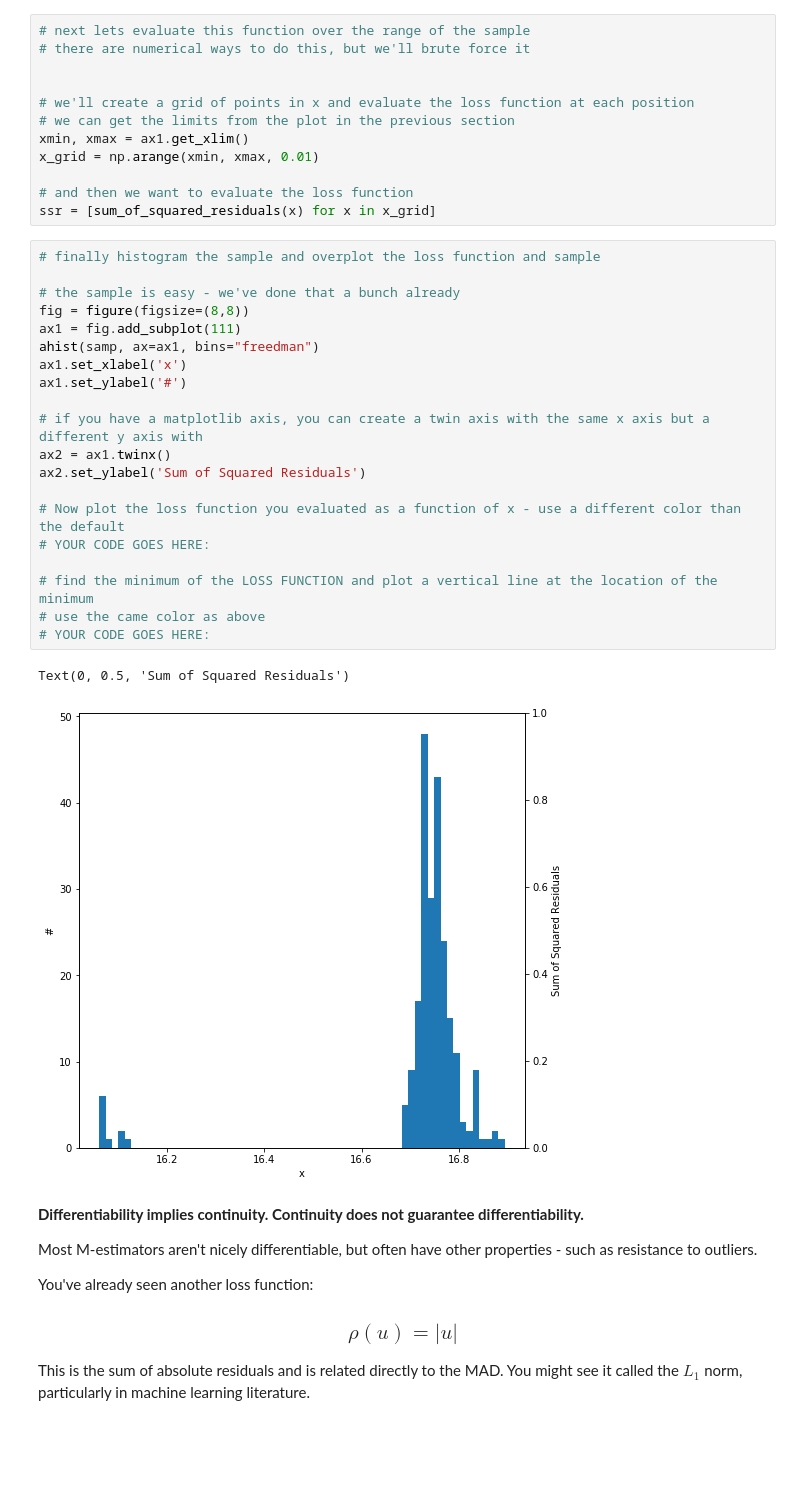
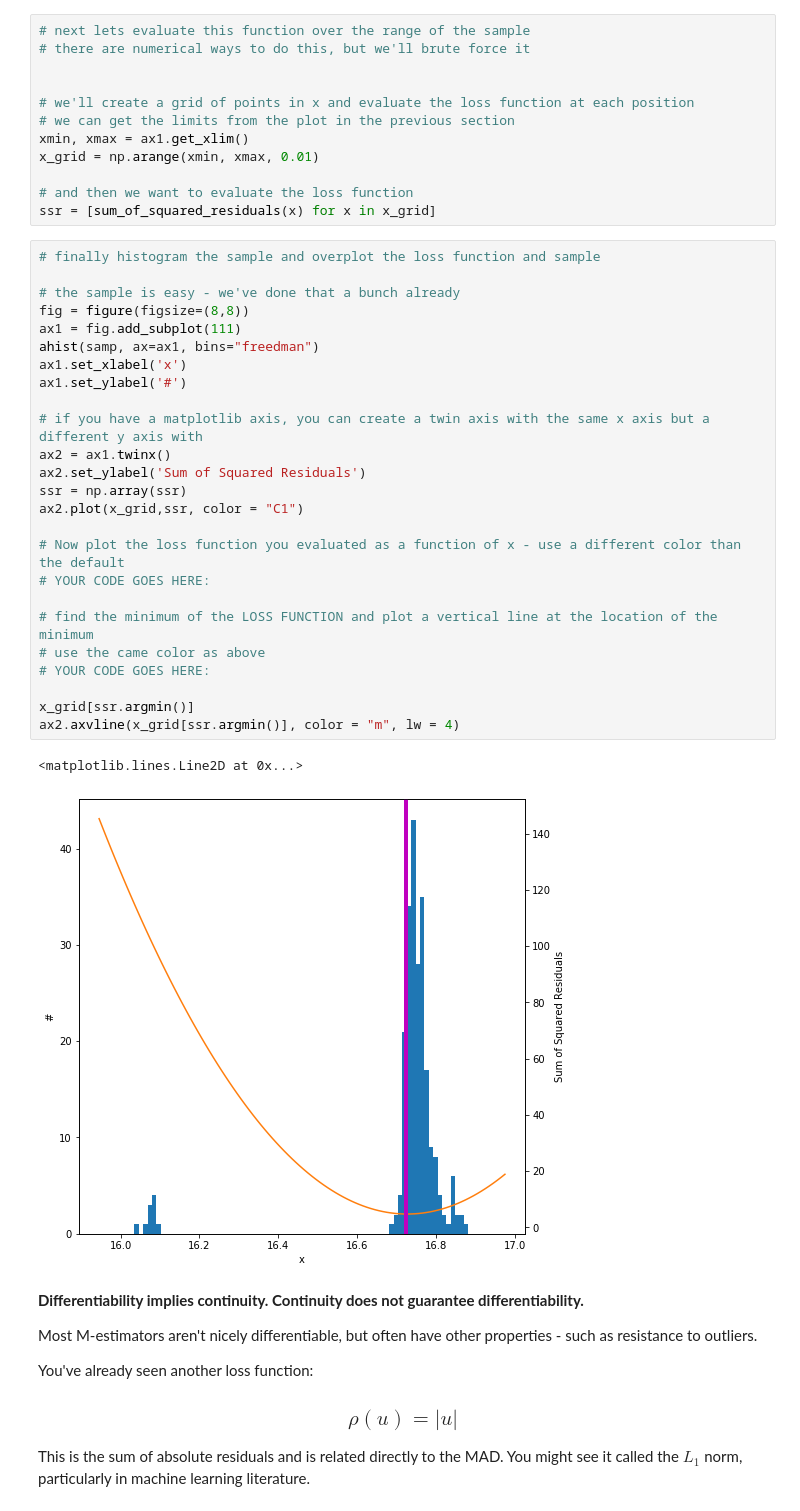
Before and after one commit to gnarayan/ast596_2020_Spring, a Jupyter notebook: 02/week02.ipynb, the cells around one changed output. Drawn from its saved outputs; the diff is of its cells as text; blank space fills up the shorter version.

```diff
--- a/02/week02.ipynb
+++ b/02/week02.ipynb
@@ -478,26 +478,31 @@ ssr = [sum_of_squared_residuals(x) for x in x_grid]
 # %%
 # finally histogram the sample and overplot the loss function and sample
 
 # the sample is easy - we've done that a bunch already
 fig = figure(figsize=(8,8))
 ax1 = fig.add_subplot(111)
 ahist(samp, ax=ax1, bins="freedman")
 ax1.set_xlabel('x')
 ax1.set_ylabel('#')
 
 # if you have a matplotlib axis, you can create a twin axis with the same x axis but a different y axis with
 ax2 = ax1.twinx()
 ax2.set_ylabel('Sum of Squared Residuals')
+ssr = np.array(ssr)
+ax2.plot(x_grid,ssr, color = "C1")
 
 # Now plot the loss function you evaluated as a function of x - use a different color than the default
 # YOUR CODE GOES HERE:
 
 # find the minimum of the LOSS FUNCTION and plot a vertical line at the location of the minimum
 # use the came color as above
 # YOUR CODE GOES HERE:
+
+x_grid[ssr.argmin()]
+ax2.axvline(x_grid[ssr.argmin()], color = "m", lw = 4)
 # %% [output]
-Text(0, 0.5, 'Sum of Squared Residuals')
+<matplotlib.lines.Line2D at 0x...>
-[figure, old version]
+[figure, new version]
 # %% [markdown]
 **Differentiability implies continuity. Continuity does not guarantee differentiability.**
 
```
Also changed, not shown: parts of 4 cells of this notebook.
